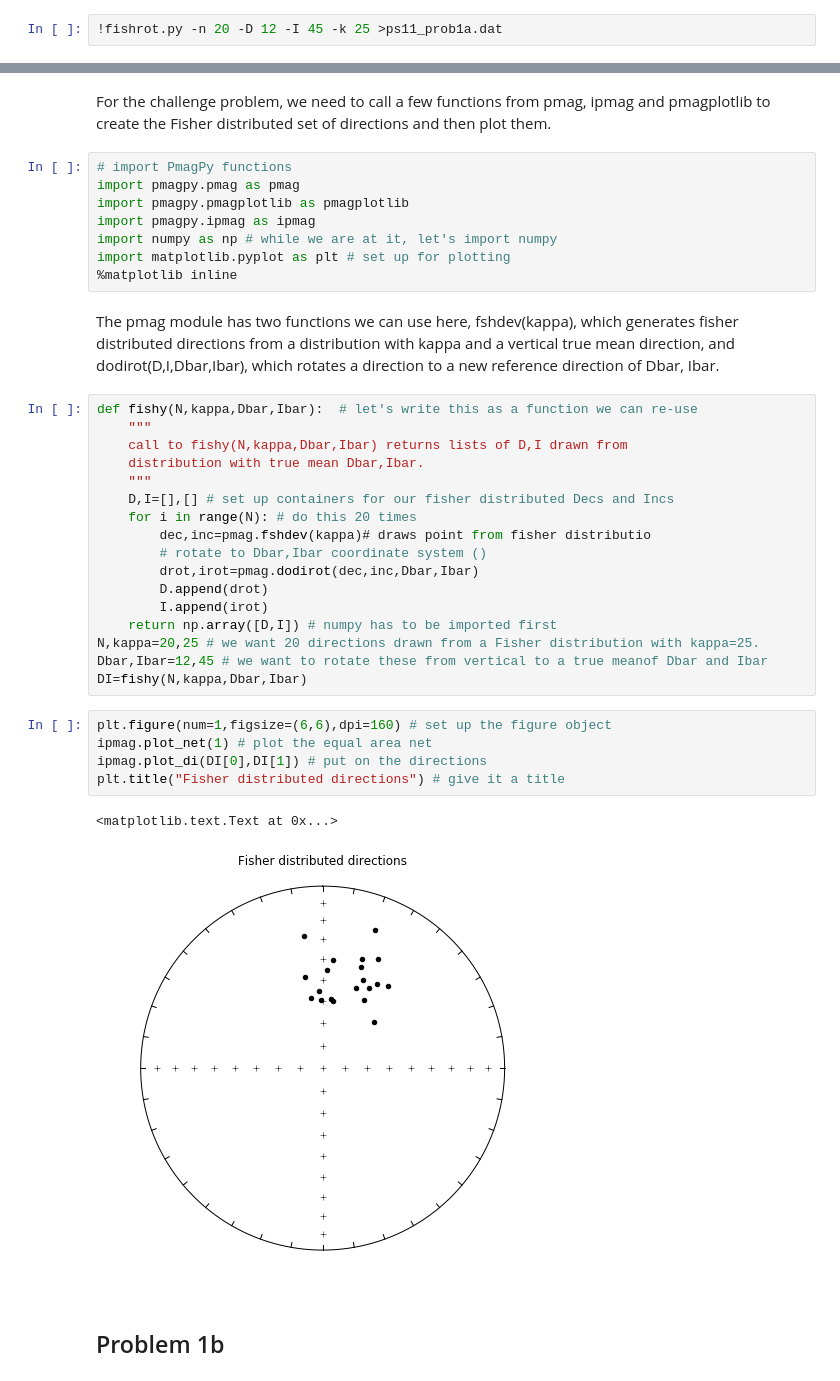
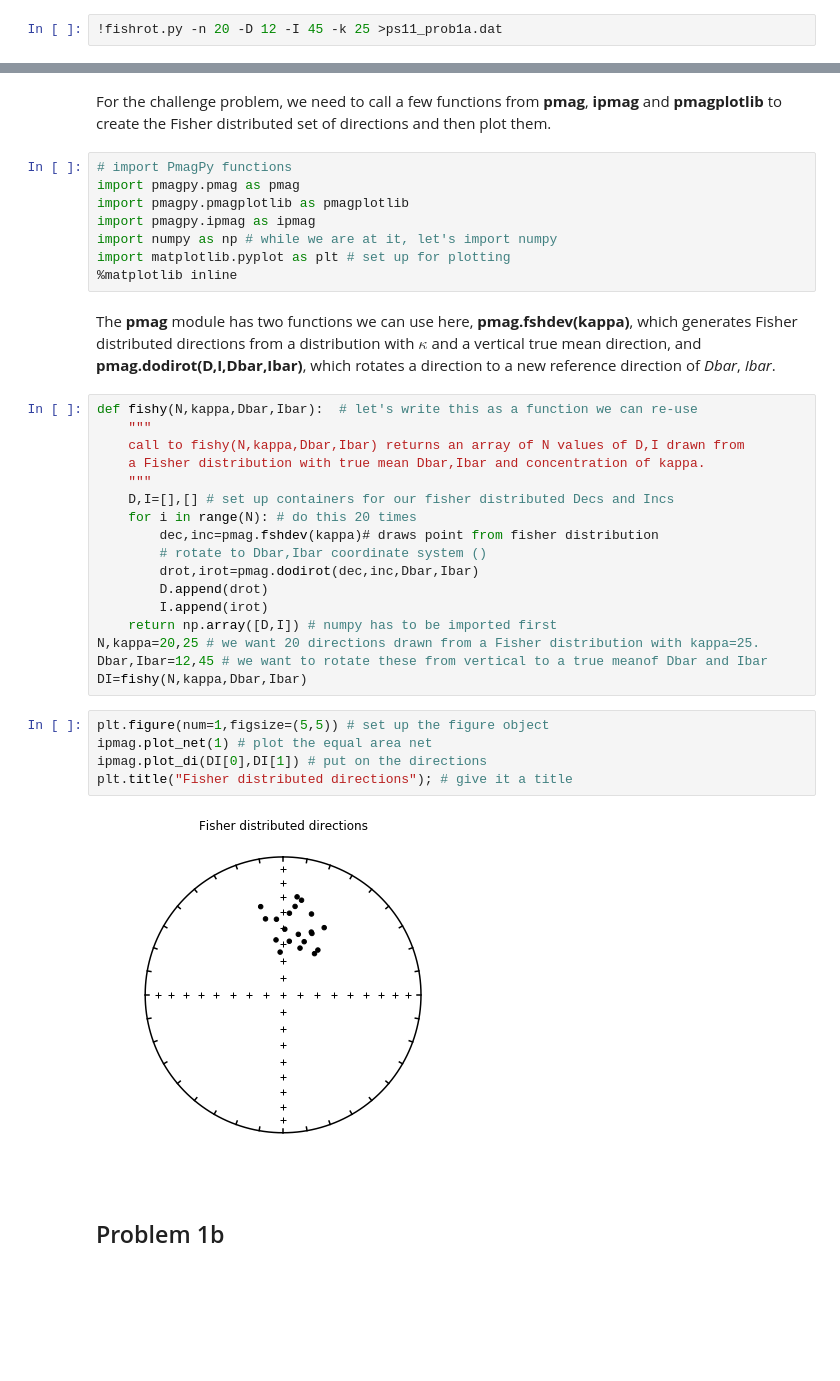
Before and after one commit to ltauxe/Essentials_Notebooks, a Jupyter notebook: Chapter_11/essentials_ch_11.ipynb, the cells around one changed output, grey strips where cells are left out. Saved outputs shown, nothing was run; the diff lists cells and outputs as text; blank space fills up the shorter version.

```diff
--- a/Chapter_11/essentials_ch_11.ipynb
+++ b/Chapter_11/essentials_ch_11.ipynb
@@ -30,5 +30,5 @@ Image(filename='ps11_prob1a.dat.png')
 # %% [markdown]
-For the challenge problem, we need to call a few functions from pmag, ipmag and pmagplotlib to create the Fisher distributed set of directions and then plot them.
+For the challenge problem, we need to call a few functions from **pmag**, **ipmag** and **pmagplotlib** to create the Fisher distributed set of directions and then plot them.
 # %%
 # import PmagPy functions
 import pmagpy.pmag as pmag
@@ -38,16 +38,16 @@ import numpy as np # while we are at it, let's import numpy
 import matplotlib.pyplot as plt # set up for plotting
 %matplotlib inline
 # %% [markdown]
-The pmag module has two functions we can use here,  fshdev(kappa), which generates fisher distributed directions from a distribution with kappa and a vertical true mean direction, and dodirot(D,I,Dbar,Ibar), which rotates a direction to a new reference direction of Dbar, Ibar.
+The **pmag** module has two functions we can use here,  **pmag.fshdev(kappa)**, which generates Fisher distributed directions from a distribution with $\kappa$  and a vertical true mean direction, and **pmag.dodirot(D,I,Dbar,Ibar)**, which rotates a direction to a new reference direction of _Dbar_, _Ibar_.
 # %%
 def fishy(N,kappa,Dbar,Ibar):  # let's write this as a function we can re-use
     """
-    call to fishy(N,kappa,Dbar,Ibar) returns lists of D,I drawn from
-    distribution with true mean Dbar,Ibar.
+    call to fishy(N,kappa,Dbar,Ibar) returns an array of N values of D,I drawn from
+    a Fisher distribution with true mean Dbar,Ibar and concentration of kappa.
     """
     D,I=[],[] # set up containers for our fisher distributed Decs and Incs
     for i in range(N): # do this 20 times
-        dec,inc=pmag.fshdev(kappa)# draws point from fisher distributio
+        dec,inc=pmag.fshdev(kappa)# draws point from fisher distribution
         # rotate to Dbar,Ibar coordinate system ()
         drot,irot=pmag.dodirot(dec,inc,Dbar,Ibar)
         D.append(drot)
@@ -57,13 +57,12 @@ N,kappa=20,25 # we want 20 directions drawn from a Fisher distribution with kapp
 Dbar,Ibar=12,45 # we want to rotate these from vertical to a true meanof Dbar and Ibar
 DI=fishy(N,kappa,Dbar,Ibar)
 # %%
-plt.figure(num=1,figsize=(6,6),dpi=160) # set up the figure object
+plt.figure(num=1,figsize=(5,5)) # set up the figure object
 ipmag.plot_net(1) # plot the equal area net
 ipmag.plot_di(DI[0],DI[1]) # put on the directions
-plt.title("Fisher distributed directions") # give it a title
+plt.title("Fisher distributed directions"); # give it a title
 # %% [output]
-<matplotlib.text.Text at 0x...>
-[figure, old version]
+[figure, new version]
 # %% [markdown]
 ## Problem 1b
 # %% [markdown]
```
Also changed, not shown: parts of 59 cells of this notebook, 1 other file.
